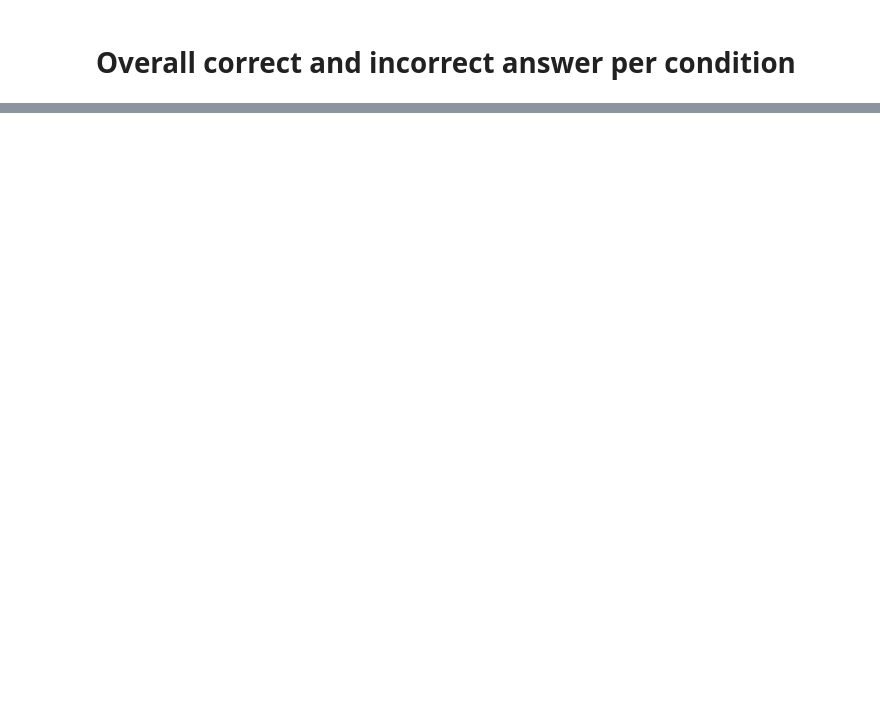
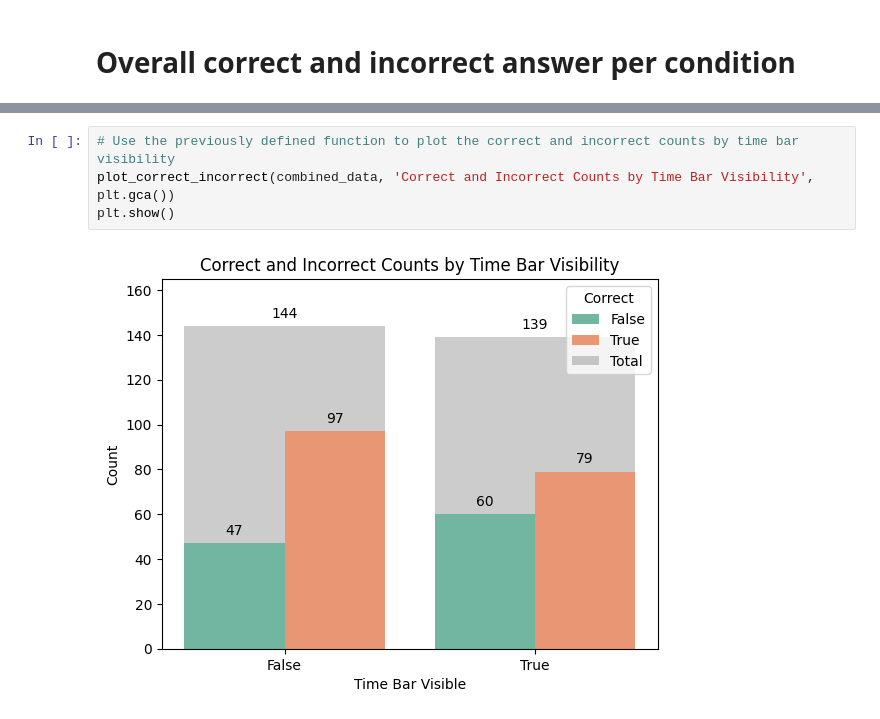
Before and after one commit to UserModelling2425/user-modelling-project-apples-2, a Jupyter notebook: experiment/data_analysis/recall_test_analysis.ipynb, the cells around one changed output, grey strips where cells are left out. Saved outputs shown, nothing was run; the diff lists cells and outputs as text; blank space fills up the shorter version.

```diff
--- a/experiment/data_analysis/recall_test_analysis.ipynb
+++ b/experiment/data_analysis/recall_test_analysis.ipynb
@@ -238,0 +345,6 @@ plt.show()
+# %%
+# Use the previously defined function to plot the correct and incorrect counts by time bar visibility
+plot_correct_incorrect(combined_data, 'Correct and Incorrect Counts by Time Bar Visibility', plt.gca())
+plt.show()
+# %% [output]
+[figure, added]
```
Also changed, not shown: parts of 23 cells of this notebook, 1 other file.
